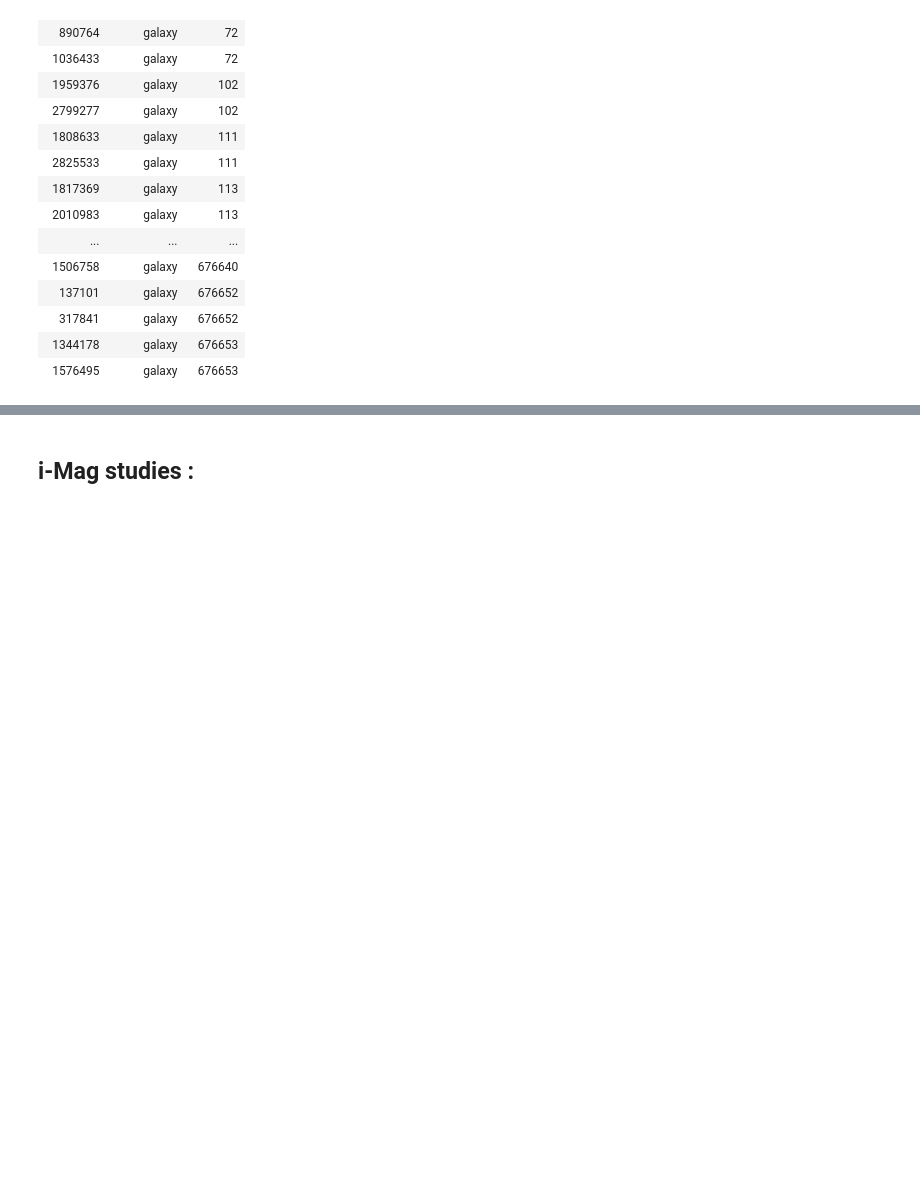
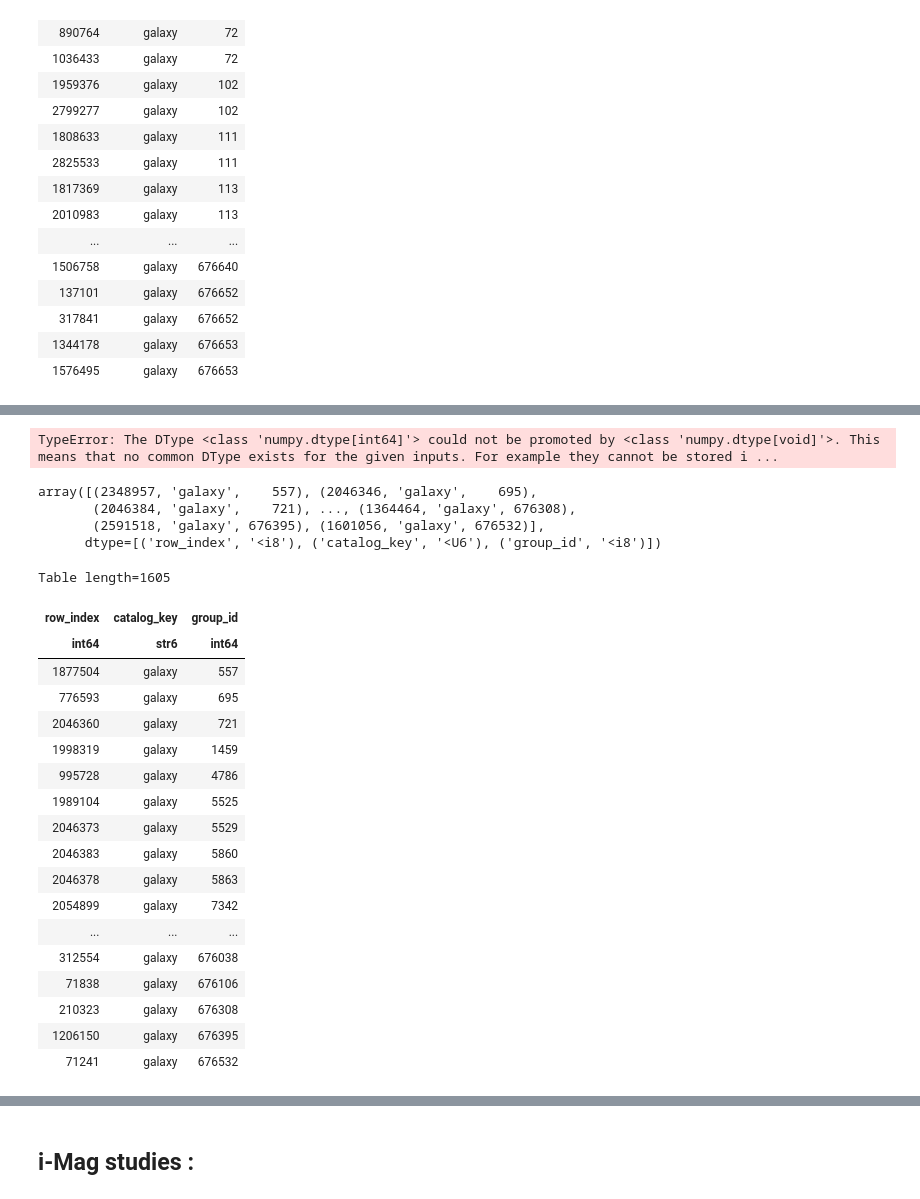
Before and after one commit to GabrielFrugier/stage_LSST, a Jupyter notebook: study_with_background_galaxies_for_2_1_syst.ipynb, the cells around one changed output, grey strips where cells are left out. Saved outputs shown, nothing was run; the diff lists cells and outputs as text; code cells hidden in the pictures; blank space fills up the shorter version.

Commit message:
different filters mag-mag studies + selection brightest galaxies in groups from 2-1 systems

```diff
--- a/study_with_background_galaxies_for_2_1_syst.ipynb
+++ b/study_with_background_galaxies_for_2_1_syst.ipynb
@@ -517,2 +564,0 @@ numpy.ndarray
-# %%
-ind_truth_all_2_1_back_good3=results[truth_mask][ind_truth_all_2_1_back_good3]['row_index']
@@ -524,0 +571,2 @@ print("% of (2-1) systems (with one of the two galaxies belonging to a cluster)
+# %%
+ind_truth_all_2_1_back_good3= results[truth_mask][np.in1d(results[truth_mask]['row_index'],ind_truth_all_2_1_back_good3)]['row_index'] #pour repasser dans type dictio
@@ -524,0 +593,50 @@ print("% of (2-1) systems (with one of the two galaxies belonging to a cluster)
+# %%
+brightest_galaxies= [] #np.zeros(len(ind_truth_all_2_1_back3_good3))
+faintest_galaxies= [] #np.zeros(len(ind_truth_all_2_1_back3_good3))
+
+for i in tqdm(np.arange(0, len(ind_truth_all_2_1_back_good3), 2)):
+    i+=2
+    if (truth_data['mag_i'][ind_truth_all_2_1_back_good3[i-2]] > truth_data['mag_i'][ind_truth_all_2_1_back_good3[i-1]]) :
+        brightest_galaxies.append(ind_truth_all_2_1_back_good3[i-2])
+        faintest_galaxies.append(ind_truth_all_2_1_back_good3[i-1])
+
+    if (truth_data['mag_i'][ind_truth_all_2_1_back_good3[i-2]] < truth_data['mag_i'][ind_truth_all_2_1_back_good3[i-1]]) :
+        brightest_galaxies.append(ind_truth_all_2_1_back_good3[i-1])
+        faintest_galaxies.append(ind_truth_all_2_1_back_good3[i-2])
+# %%
+brightest_galaxies=np.array(brightest_galaxies)
+brightest_galaxies=results[truth_mask][np.in1d(results[truth_mask]['row_index'], brightest_galaxies)]
+# %% [output]
+TypeError: The DType <class 'numpy.dtype[int64]'> could not be promoted by <class 'numpy.dtype[void]'>. This means that no common DType exists for the given inputs. For example they cannot be stored i ...
+# %%
+brightest_galaxies
+# %% [output]
+array([(2348957, 'galaxy',    557), (2046346, 'galaxy',    695),
+       (2046384, 'galaxy',    721), ..., (1364464, 'galaxy', 676308),
+       (2591518, 'galaxy', 676395), (1601056, 'galaxy', 676532)],
+      dtype=[('row_index', '<i8'), ('catalog_key', '<U6'), ('group_id', '<i8')])
+# %%
+faintest_galaxies=np.array(faintest_galaxies)
+faintest_galaxies=results[truth_mask][np.in1d(results[truth_mask]['row_index'], faintest_galaxies)]
+# %%
+faintest_galaxies
+# %% [output]
+Table length=1605
+| row_index | catalog_key | group_id |
+| int64 | str6 | int64 |
+| 1877504 | galaxy | 557 |
+| 776593 | galaxy | 695 |
+| 2046360 | galaxy | 721 |
+| 1998319 | galaxy | 1459 |
+| 995728 | galaxy | 4786 |
+| 1989104 | galaxy | 5525 |
+| 2046373 | galaxy | 5529 |
+| 2046383 | galaxy | 5860 |
+| 2046378 | galaxy | 5863 |
+| 2054899 | galaxy | 7342 |
+| ... | ... | ... |
+| 312554 | galaxy | 676038 |
+| 71838 | galaxy | 676106 |
+| 210323 | galaxy | 676308 |
+| 1206150 | galaxy | 676395 |
+| 71241 | galaxy | 676532 |
```
Also changed, not shown: parts of 17 cells of this notebook, 4 other files.
